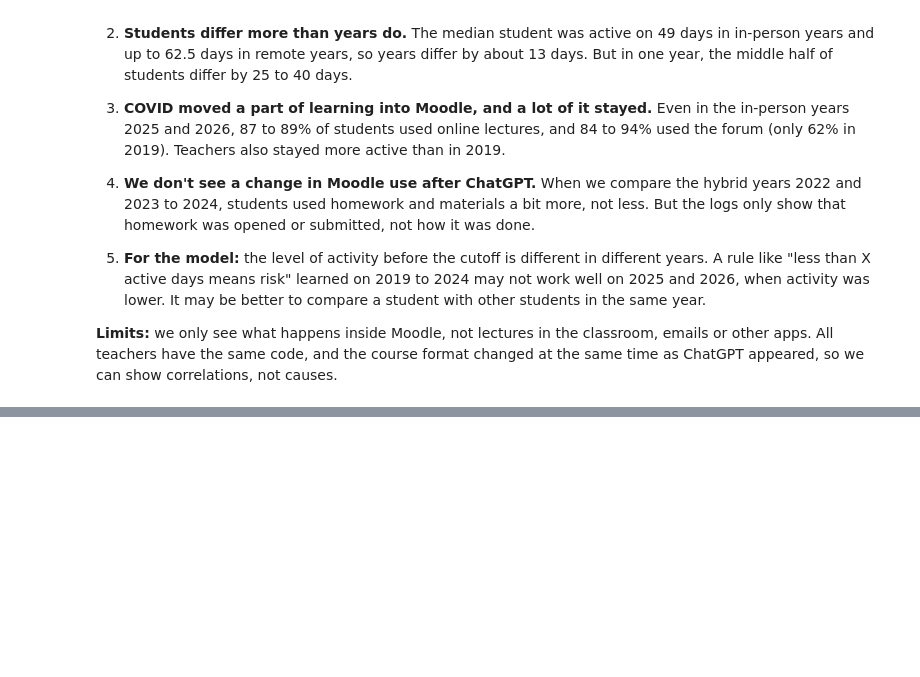
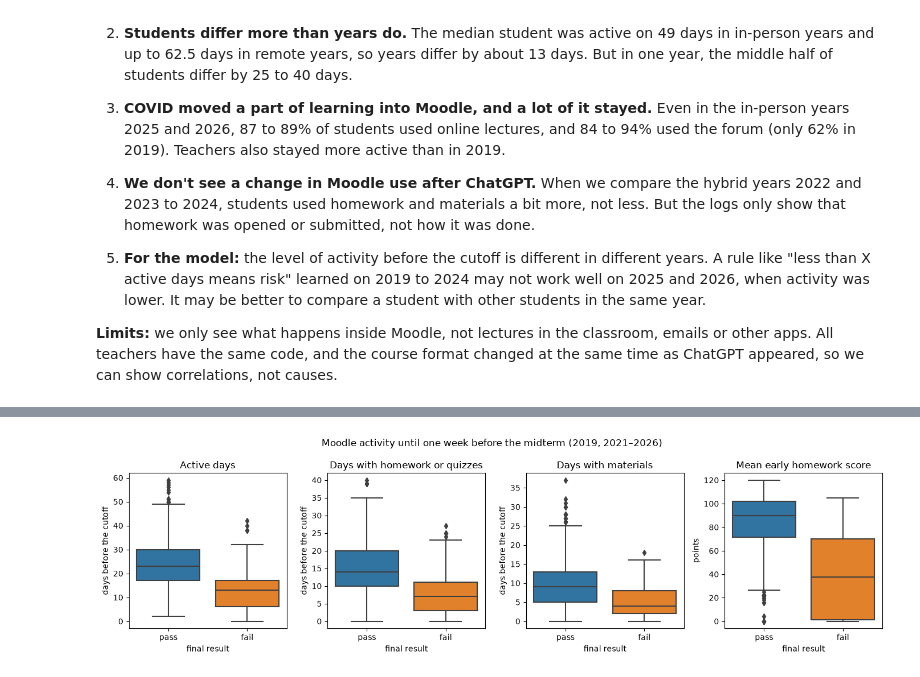
Before and after one commit to anderhinn/Project-F1-Moodle_Activity, a Jupyter notebook: hw10/02_trends_marina.ipynb, the cells around one changed output, grey strips where cells are left out. Cells and saved outputs as stored; diff of their text form; code cells hidden in the pictures; blank space fills up the shorter version.

```diff
--- a/hw10/02_trends_marina.ipynb
+++ b/hw10/02_trends_marina.ipynb
@@ -496,0 +616,29 @@ To check ChatGPT, we compare 2022 with 2023 and 2024, because all three years we
+# %%
+# Task 4a, graph 2: students who passed vs students who failed, before the prediction cutoff.
+# This cell works on its own: it builds the feature table with the shared function from src/prepare.py.
+import sys
+sys.path.append("..")
+import seaborn as sns
+from src.prepare import build_features
+
+features_table = build_features("../data")
+
+plot_data = features_table.copy()
+plot_data["result"] = plot_data["fail"].map({0: "pass", 1: "fail"})
+
+columns = ["active_days", "days_homework", "days_materials", "hw_early_mean"]
+titles = ["Active days", "Days with homework or quizzes", "Days with materials", "Mean early homework score"]
+y_labels = ["days before the cutoff", "days before the cutoff", "days before the cutoff", "points"]
+
+fig, axes = plt.subplots(1, 4, figsize=(14, 4))
+for ax, col, title, y_label in zip(axes, columns, titles, y_labels):
+    sns.boxplot(data=plot_data, x="result", y=col, order=["pass", "fail"], ax=ax)
+    ax.set_title(title)
+    ax.set_xlabel("final result")
+    ax.set_ylabel(y_label)
+
+fig.suptitle("Moodle activity until one week before the midterm (2019, 2021–2026)")
+plt.tight_layout()
+plt.show()
+# %% [output]
+[figure, added]
```
Also changed, not shown: parts of 4 cells of this notebook.
